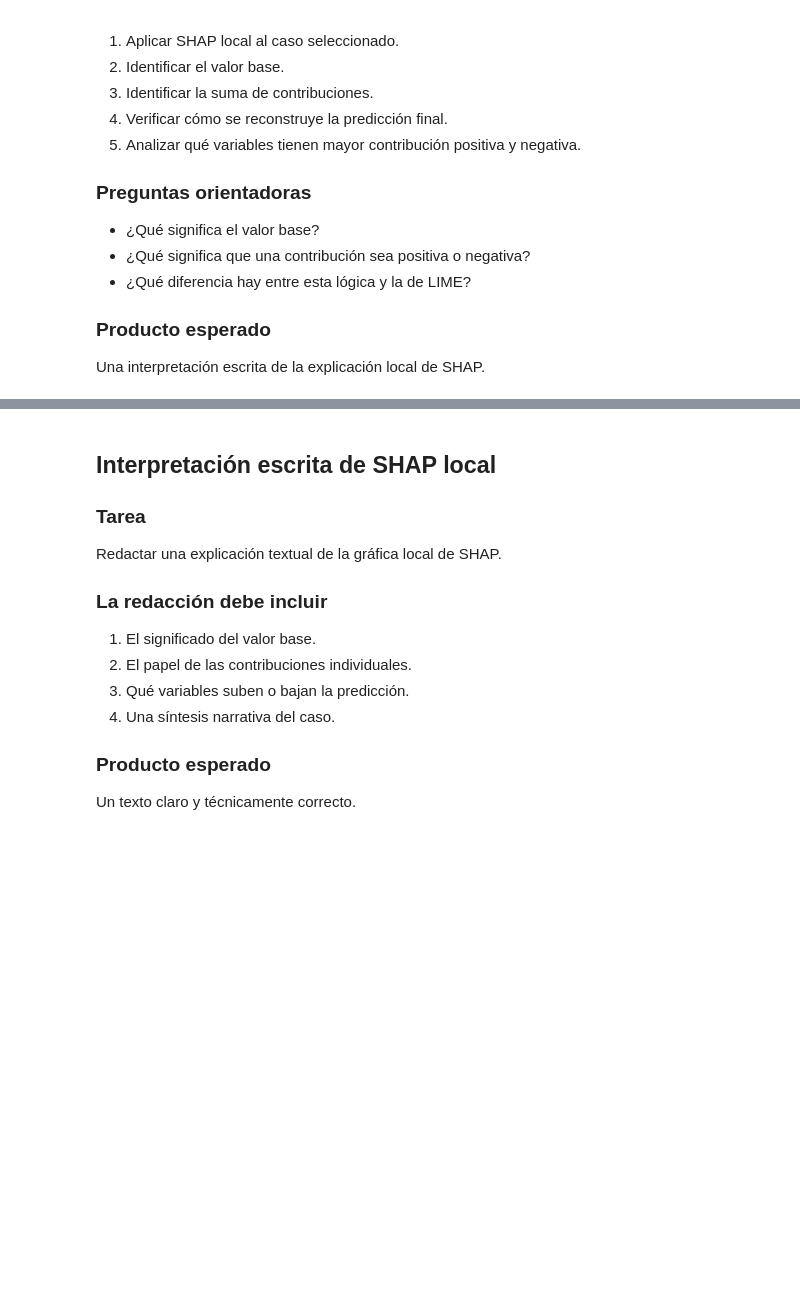
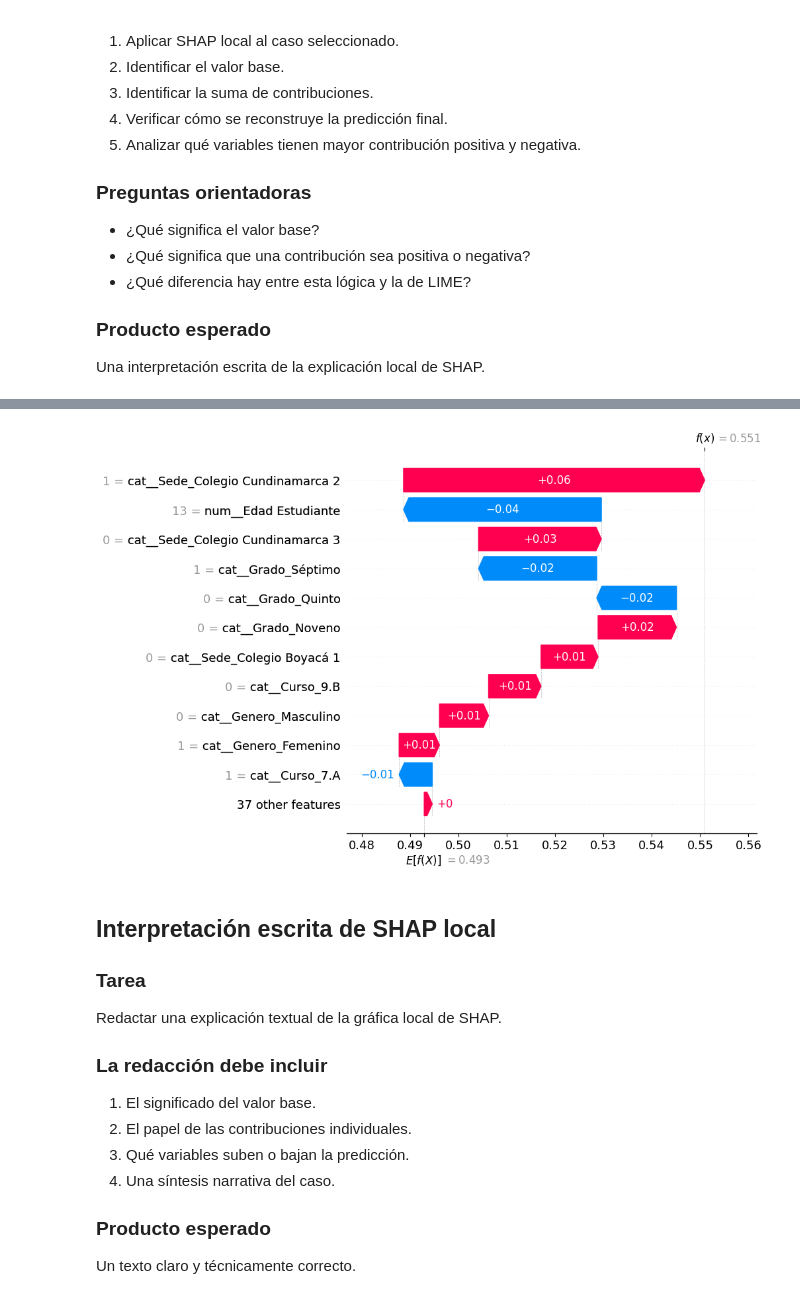
Before and after one commit to RamiroSeb2021/CXAI_M, a Jupyter notebook: Taller_LIME_SHAP_base_real.ipynb, the cells around one changed output, grey strips where cells are left out. Drawn from its saved outputs; the diff is of its cells as text; code cells hidden in the pictures; blank space fills up the shorter version.

```diff
--- a/Taller_LIME_SHAP_base_real.ipynb
+++ b/Taller_LIME_SHAP_base_real.ipynb
@@ -1207,3 +1347,83 @@ Explicar un caso individual usando contribuciones aditivas.
 ### Producto esperado
 
 Una interpretación escrita de la explicación local de SHAP.
+# %%
+# Parte 8. SHAP local para el mismo caso individual
+import numpy as np
+import pandas as pd
+import shap
+import matplotlib.pyplot as plt
+
+# 1) Transformar datos con el preprocesador del pipeline
+X_train_trans = preprocessor_early.transform(X_train_early)
+X_case_raw = caso_estudio[early_features].copy()
+X_case_trans = preprocessor_early.transform(X_case_raw)
+
+if hasattr(X_train_trans, "toarray"):
+    X_train_trans = X_train_trans.toarray()
+if hasattr(X_case_trans, "toarray"):
+    X_case_trans = X_case_trans.toarray()
+
+feature_names_shap = preprocessor_early.get_feature_names_out()
+rf_model = model_early.named_steps["model"]
+
+# 2) Definir clase predicha para el caso
+pred_shap = model_early.predict(X_case_raw)[0]
+proba_shap = model_early.predict_proba(X_case_raw)[0]
+pred_idx_shap = int(np.where(model_early.classes_ == pred_shap)[0][0])
+
+# 3) Explicador SHAP (salida en probabilidad)
+background_size = min(300, X_train_trans.shape[0])
+background = X_train_trans[:background_size]
+
+explainer_shap = shap.TreeExplainer(
+    rf_model,
+    data=background,
+    model_output="probability"
+)
+
+shap_values_all = explainer_shap.shap_values(X_case_trans)
+expected_values = explainer_shap.expected_value
+
+# Compatibilidad con distintas salidas de SHAP
+if isinstance(shap_values_all, list):
+    shap_values_case = shap_values_all[pred_idx_shap][0]
+else:
+    shap_values_case = shap_values_all[0, :, pred_idx_shap]
+
+if isinstance(expected_values, (list, np.ndarray)):
+    base_value_shap = float(expected_values[pred_idx_shap])
+else:
+    base_value_shap = float(expected_values)
+
+sum_contrib_shap = float(np.sum(shap_values_case))
+recon_proba_shap = base_value_shap + sum_contrib_shap
+pred_proba_shap = float(proba_shap[pred_idx_shap])
+
+shap_df = pd.DataFrame({
+    "feature": feature_names_shap,
+    "shap_value": shap_values_case
+}).sort_values("shap_value", key=np.abs, ascending=False)
+
+print(f"Caso analizado (index): {caso_estudio.index[0]}")
+print(f"Valor real: {real}")
+print(f"Clase predicha: {pred_shap}")
+print(f"Probabilidad clase predicha: {pred_proba_shap:.6f}")
+print(f"Valor base SHAP (clase {pred_shap}): {base_value_shap:.6f}")
+print(f"Suma de contribuciones SHAP: {sum_contrib_shap:.6f}")
+print(f"Reconstrucción base + contribuciones: {recon_proba_shap:.6f}")
+print(f"Diferencia absoluta vs probabilidad del modelo: {abs(recon_proba_shap - pred_proba_shap):.8f}")
+
+print("\nTop contribuciones locales (SHAP):")
+display(shap_df.head(12))
+
+exp_local = shap.Explanation(
+    values=shap_values_case,
+    base_values=base_value_shap,
+    data=X_case_trans[0],
+    feature_names=feature_names_shap
+)
+
+shap.plots.waterfall(exp_local, max_display=12)
+plt.show()
+# %% [output]
@@ -1210,3 +1453,4 @@ Una interpretación escrita de la explicación local de SHAP.
+[figure, added]
 # %% [markdown]
 ## Interpretación escrita de SHAP local
 
```
Also changed, not shown: parts of 10 cells of this notebook, 2 other files.
